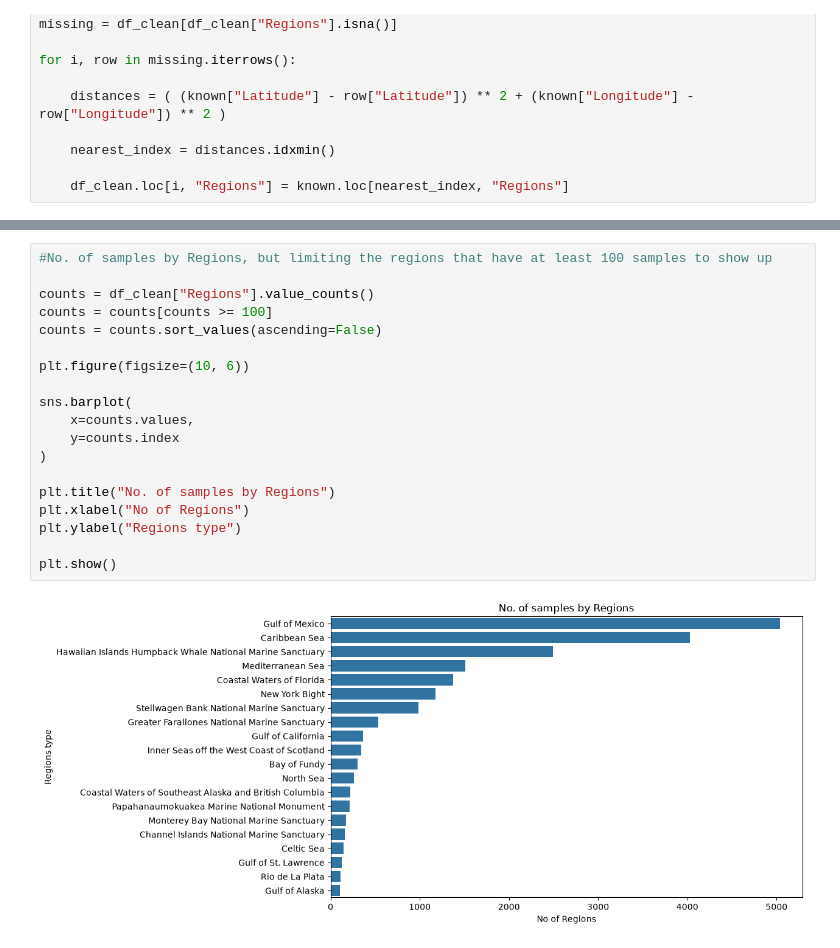
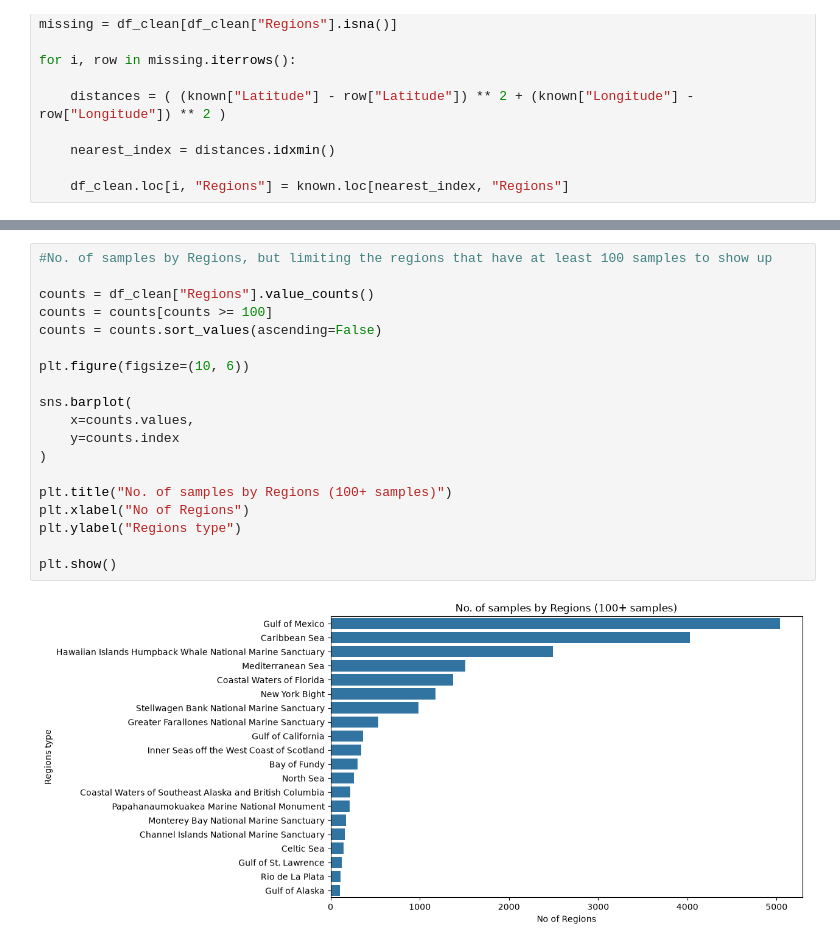
Before and after one commit to EmaSkryp/microplastic-project, a Jupyter notebook: notebooks/1_No.ipynb, the cells around one changed output, grey strips where cells are left out. Drawn from its saved outputs; the diff is of its cells as text.

```diff
--- a/notebooks/1_No.ipynb
+++ b/notebooks/1_No.ipynb
@@ -187,21 +167,21 @@ plt.show()
 # %%
 #No. of samples by Regions, but limiting the regions that have at least 100 samples to show up
 
 counts = df_clean["Regions"].value_counts()
 counts = counts[counts >= 100]
 counts = counts.sort_values(ascending=False)
 
 plt.figure(figsize=(10, 6))
 
 sns.barplot(
     x=counts.values,
     y=counts.index
 )
 
-plt.title("No. of samples by Regions")
+plt.title("No. of samples by Regions (100+ samples)")
 plt.xlabel("No of Regions")
 plt.ylabel("Regions type")
 
 plt.show()
 # %% [output]
-[figure, old version]
+[figure, new version]
```
Also changed, not shown: parts of 38 cells of this notebook.
